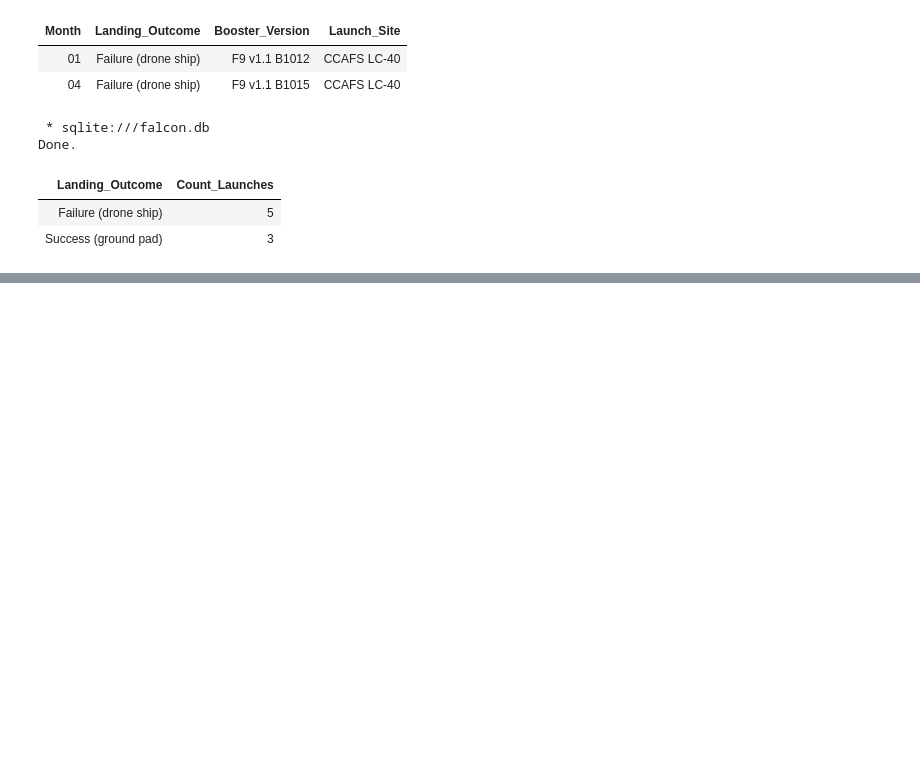
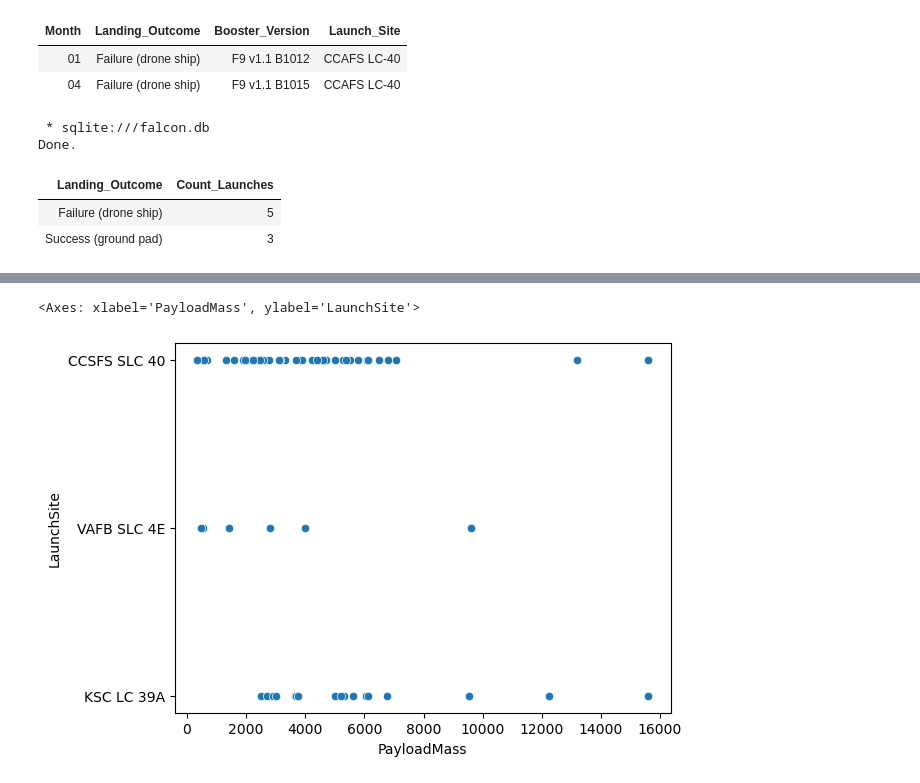
Before and after one commit to Immortal-Pi/IBMdatascience, a Jupyter notebook: ML/finalProjecAllSpaceXdataset.ipynb, the cells around one changed output, grey strips where cells are left out. Saved outputs shown, nothing was run; the diff lists cells and outputs as text; code cells hidden in the pictures; blank space fills up the shorter version.

```diff
--- a/ML/finalProjecAllSpaceXdataset.ipynb
+++ b/ML/finalProjecAllSpaceXdataset.ipynb
@@ -930,0 +963,5 @@ Done.
+# %%
+sns.scatterplot(x='PayloadMass',y='LaunchSite',data=data2)
+# %% [output]
+<Axes: xlabel='PayloadMass', ylabel='LaunchSite'>
+[figure, added]
```
Also changed, not shown: parts of 26 cells of this notebook.
